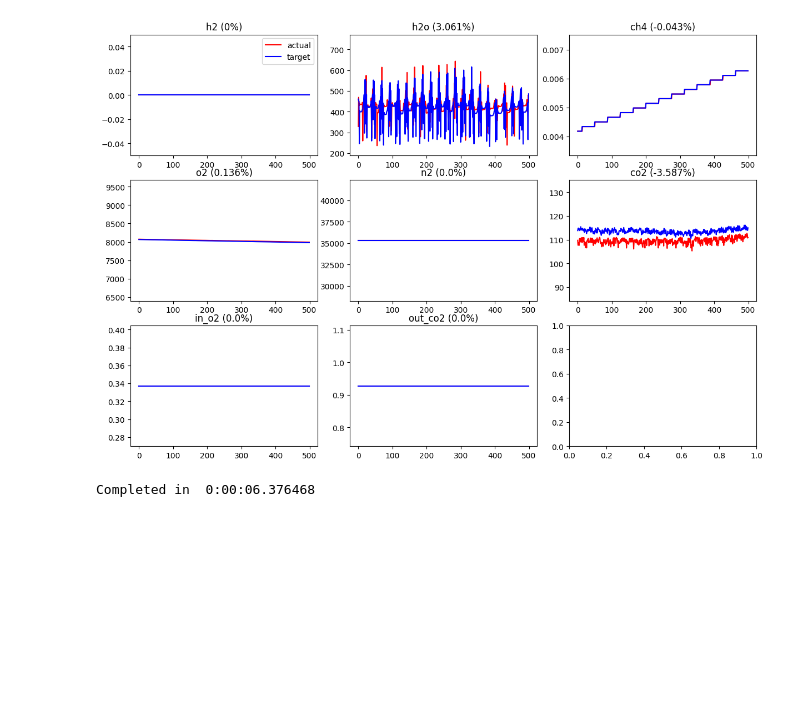
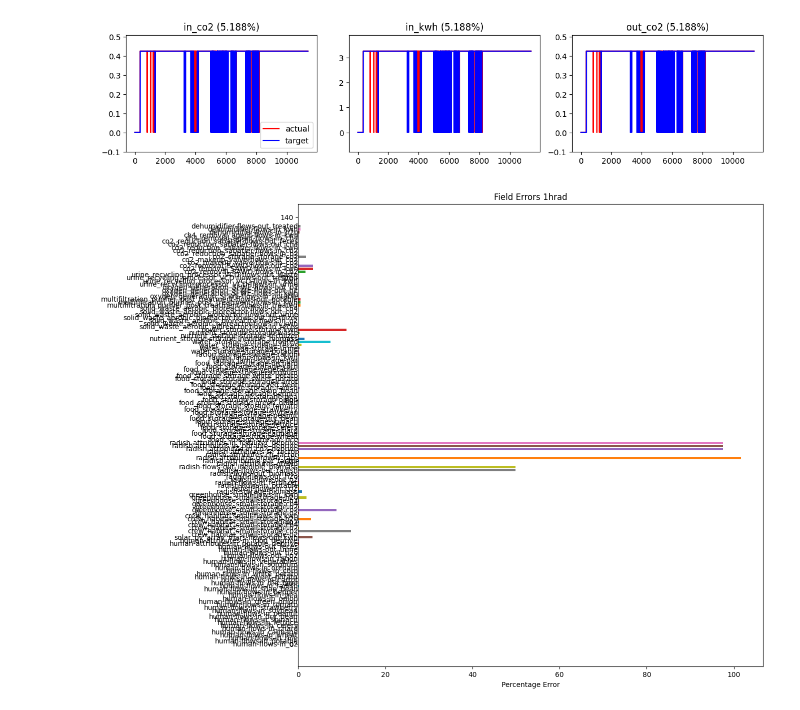
Before and after one commit to granawkins/simoc2, a Jupyter notebook: Model Comparison.ipynb, the cells around one changed output. Saved outputs shown, nothing was run; the diff lists cells and outputs as text; code cells hidden in the pictures; blank space fills up the shorter version.

Commit message:
move agents to directory

```diff
--- a/Model Comparison.ipynb
+++ b/Model Comparison.ipynb
@@ -1,21 +1,42 @@
 # %%
 from model_comparison import compare_agent
 
-compare_agent('b2_mission1a', 'greenhouse_b2', ncols=3, i=1000, j=1500)
+compare_agent('b2_mission1a', 'co2_removal_SAWD', ncols=3)
 # %% [output]
-[figure, old version]
+[figure, new version]
 # %%
 import json
-import datetime
-from agent_model import Model
+import matplotlib.pyplot as plt
 
-with open('data_files/config_b2_mission1a.json') as f:
-    config = json.load(f)
+def plot_bar_chart(data_dict, parent_key='', y_pos=0, exclude=[]):
+    """
+    Recursively plot a horizontal bar chart for a multi-level dictionary.
+    """
+    for key, value in data_dict.items():
+        full_key = f'{parent_key}-{key}' if parent_key else key
+        if full_key in exclude:
+            continue
+        if isinstance(value, dict):
+            y_pos = plot_bar_chart(value, full_key, y_pos, exclude)
+        else:
+            abs_value = abs(value)
+            plt.barh(y_pos, abs_value)
+            if value < 0:
+                plt.text(0, y_pos, full_key, ha='right', va='center')
+            else:
+                plt.text(0, y_pos, full_key, ha='right', va='center')
+            y_pos += 1
+    return y_pos
 
-start = datetime.datetime.now()
-model = Model.from_config(**config)
-model.run()
-end = datetime.datetime.now()
-print('Completed in ', end-start)
+def plot_comparison_report(stem, exclude=[]):
+    with open(f'test/v1_simdata/comparison_report_{stem}.json') as f:
+        report = json.load(f)
+    plt.figure(figsize=(12, 12))
+    plot_bar_chart(report, exclude=exclude)
+    plt.xlabel('Percentage Error')
+    plt.title(f'Field Errors {stem}')
+    plt.show()
+
+plot_comparison_report('1hrad')
 # %% [output]
-Completed in  0:00:06.376468
+[figure, added]
```
Also changed, not shown: 18 other files.
